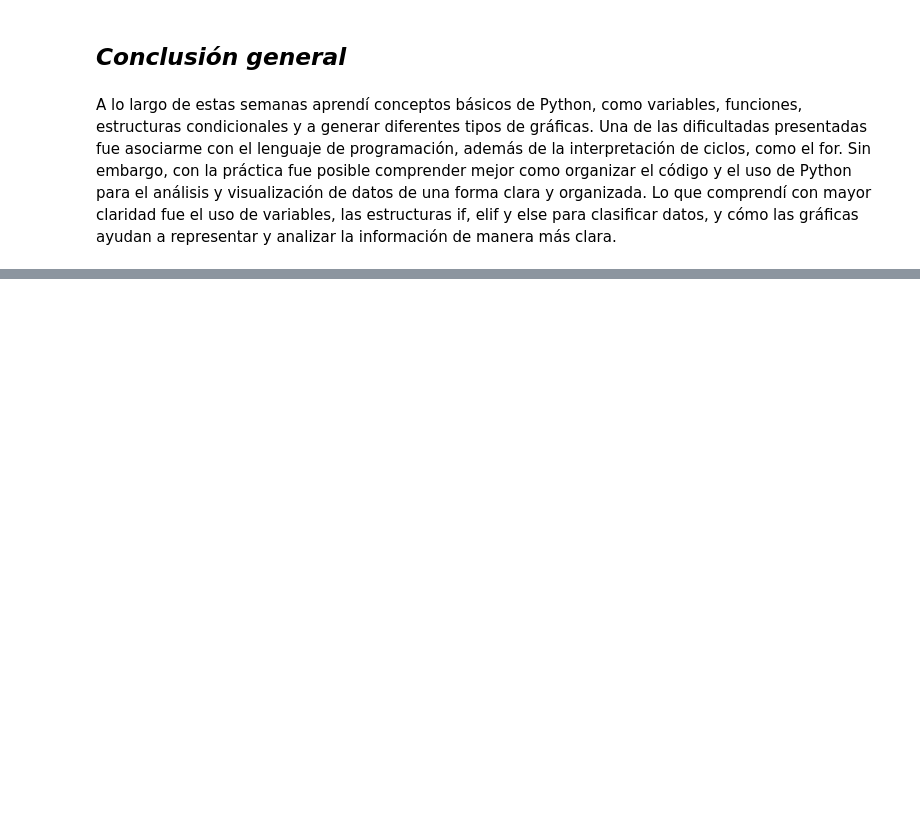
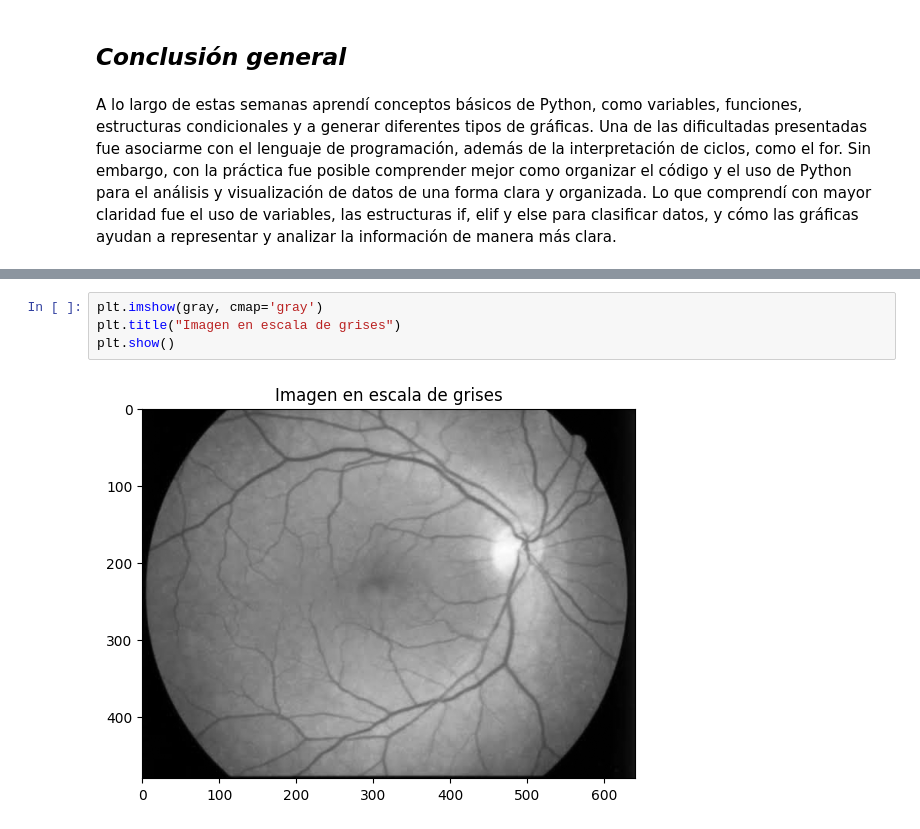
Before and after one commit to SilviaMendez27/Bit-cora-de-laboratorio-Silvia, a Jupyter notebook: Clase/01_intro_python.ipynb, the cells around one changed output, grey strips where cells are left out. Cells and saved outputs as stored; diff of their text form; blank space fills up the shorter version.

```diff
--- a/Clase/01_intro_python.ipynb
+++ b/Clase/01_intro_python.ipynb
@@ -270,0 +291,6 @@ A lo largo de estas semanas aprendí conceptos básicos de Python, como variable
+# %%
+plt.imshow(gray, cmap='gray')
+plt.title("Imagen en escala de grises")
+plt.show()
+# %% [output]
+[figure, added]
```
Also changed, not shown: parts of 16 cells of this notebook, 2 other files.
